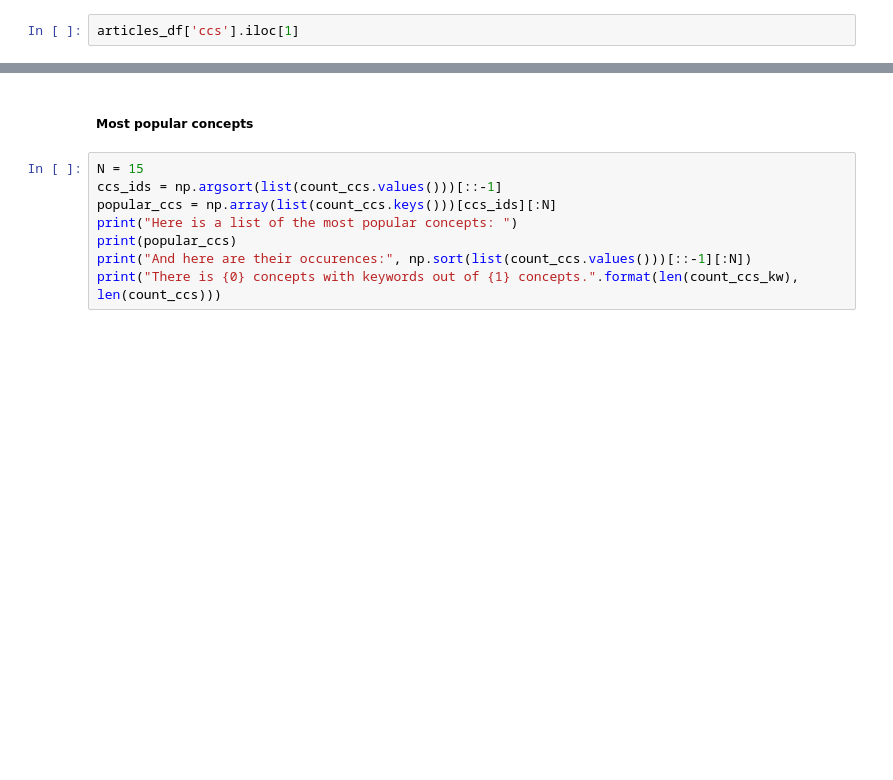
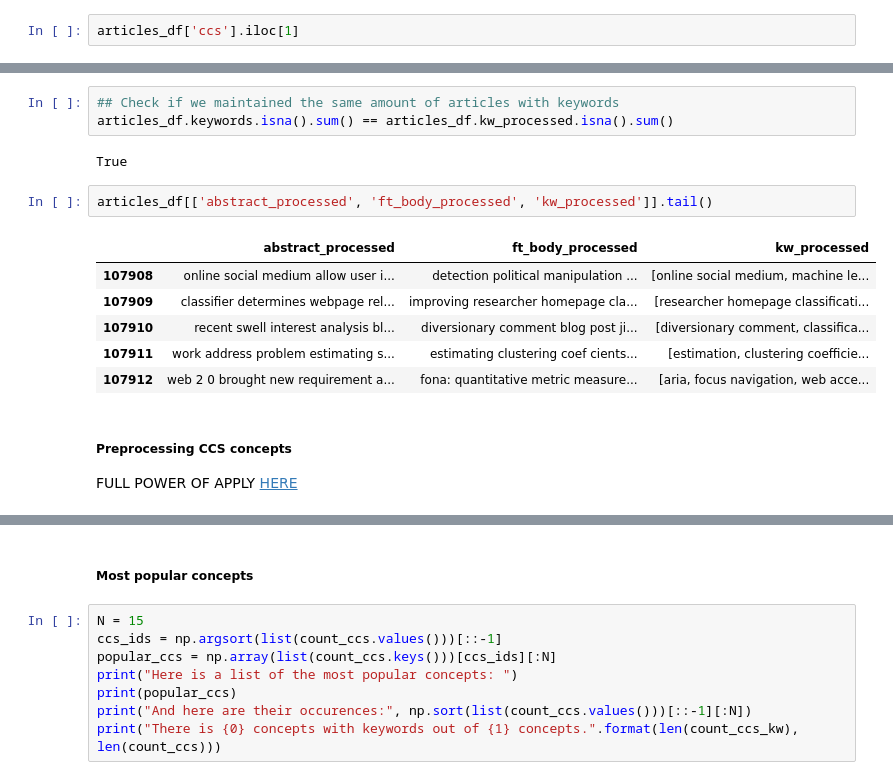
Before and after one commit to Learningchipmunk/Keywords-Ordering, a Jupyter notebook: Periodicals_Preprocessing_and_CCS_Stats.ipynb, the cells around one changed output, grey strips where cells are left out. Cells and saved outputs as stored; diff of their text form; blank space fills up the shorter version.

```diff
--- a/Periodicals_Preprocessing_and_CCS_Stats.ipynb
+++ b/Periodicals_Preprocessing_and_CCS_Stats.ipynb
@@ -224,0 +276,17 @@ articles_df['ccs'].iloc[1]
+# %%
+## Check if we maintained the same amount of articles with keywords
+articles_df.keywords.isna().sum() == articles_df.kw_processed.isna().sum()
+# %% [output]
+True
+# %%
+articles_df[['abstract_processed', 'ft_body_processed', 'kw_processed']].tail()
+# %% [output]
+|  | abstract_processed | ft_body_processed | kw_processed |
+| 107908 | online social medium allow user i... | detection political manipulation ... | [online social medium, machine le... |
+| 107909 | classifier determines webpage rel... | improving researcher homepage cla... | [researcher homepage classificati... |
+| 107910 | recent swell interest analysis bl... | diversionary comment blog post ji... | [diversionary comment, classifica... |
+| 107911 | work address problem estimating s... | estimating clustering coef cients... | [estimation, clustering coefficie... |
+| 107912 | web 2 0 brought new requirement a... | fona: quantitative metric measure... | [aria, focus navigation, web acce... |
+# %% [markdown]
+##### Preprocessing CCS concepts
+FULL POWER OF APPLY [HERE](https://stackoverflow.com/questions/20829748/pandas-assigning-multiple-new-columns-simultaneously)
```
Also changed, not shown: parts of 38 cells of this notebook.
